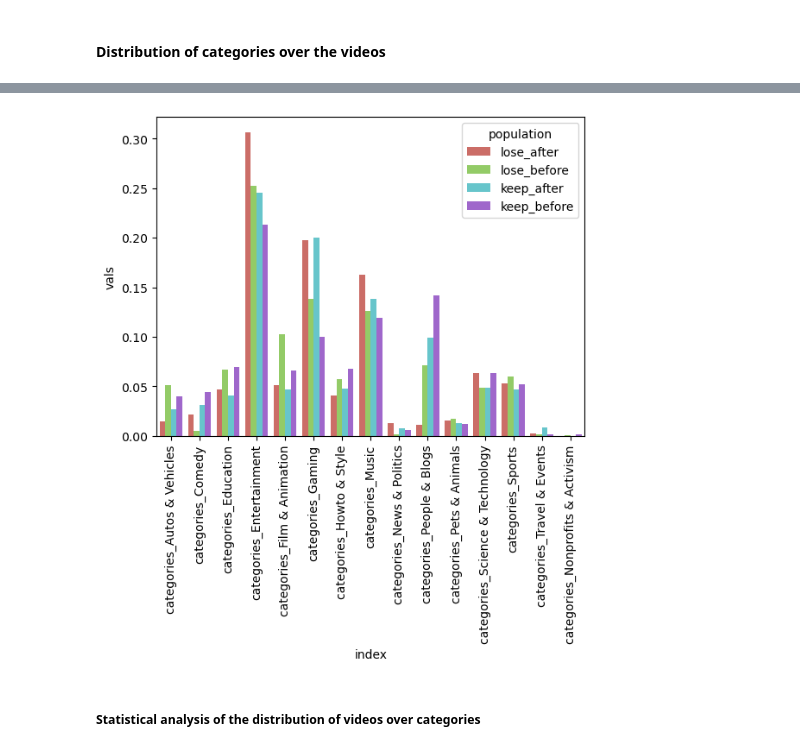
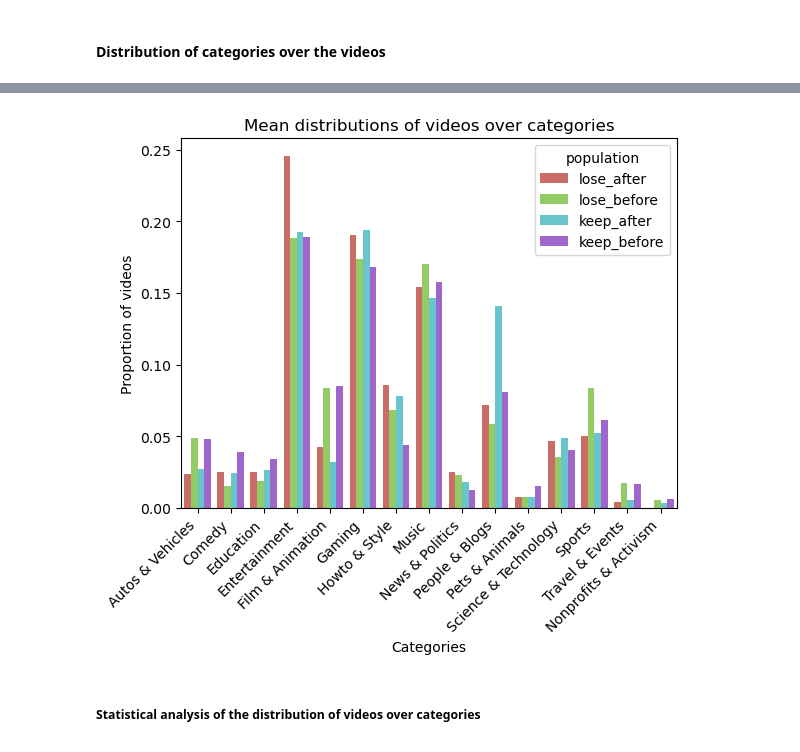
Before and after one commit to epfl-ada/ada-2022-project-adangerousteam, a Jupyter notebook: P3_analysis.ipynb, the cells around one changed output, grey strips where cells are left out. Cells and saved outputs as stored; diff of their text form; code cells hidden in the pictures.

```diff
--- a/P3_analysis.ipynb
+++ b/P3_analysis.ipynb
@@ -179,0 +225,5 @@ Ttest_relResult(statistic=-0.07999723879658009, pvalue=0.9364852436052005)
+# %%
+keep_metavideos_before_sudden_growth["like_views_ratio"] = keep_metavideos_before_sudden_growth["like_count"]/keep_metavideos_before_sudden_growth["view_count"]
+keep_metavideos_after_sudden_growth["like_views_ratio"] = keep_metavideos_after_sudden_growth["like_count"]/keep_metavideos_after_sudden_growth["view_count"]
+lose_metavideos_before_sudden_growth["like_views_ratio"] = lose_metavideos_before_sudden_growth["like_count"]/lose_metavideos_before_sudden_growth["view_count"]
+lose_metavideos_after_sudden_growth["like_views_ratio"] = lose_metavideos_after_sudden_growth["like_count"]/lose_metavideos_after_sudden_growth["view_count"]
@@ -180,8 +258,5 @@ Ttest_relResult(statistic=-0.07999723879658009, pvalue=0.9364852436052005)
 # %% [markdown]
 #### Distribution of categories over the videos
-# %%
-# checked that there is a video without category, so we remove it
-meta_video_filt_original.drop(meta_video_filt_original[meta_video_filt_original.categories.isna()].index, axis=0, inplace=True)
 # %%
 # save all categories to plot the distribution later
 categories = meta_video_filt_original.categories.unique()
@@ -297,0 +264,30 @@ Check the sum of proportions is equal to 1: min_sum_categories = 0.9999999999999
+# %%
+def get_distribution_of_videos_over_category(df, categories_list, name):
+    '''
+    This function computes the distribution of videos over categories for a given dataframe
+    '''
+    print(name)
+    # dummify categories in metavideos dataframes
+    df_dummified = pd.get_dummies(df[['channel_id', 'crawl_date','categories']], columns=['categories'], dtype=int)
+
+    # fill missing categories with 0
+    df_dummified = df_dummified.reindex(columns = df_dummified.columns.tolist() + \
+        [category for category in categories if category not in df_dummified.columns], \
+        fill_value=0)
+
+    # Distribution of videos over categories
+    df_dummified_grouped = df_dummified.groupby("channel_id")
+    num_videos_tot = df_dummified_grouped.count()["crawl_date"]
+    num_videos_per_category = df_dummified_grouped.sum()
+    prop_videos_per_category = num_videos_per_category.divide(num_videos_tot, axis=0)
+    display(prop_videos_per_category.head())
+    print(prop_videos_per_category.shape)
+    print(f"Check the sum of proportions is equal to 1: min_sum_categories = {round(prop_videos_per_category.sum(axis = 1).min(),3)}.")
+    assert np.isclose(prop_videos_per_category.sum(axis = 1).min(), 1)
+
+    return prop_videos_per_category
+# %%
+prop_videos_per_cat_k_a = get_distribution_of_videos_over_category(keep_metavideos_after_sudden_growth, categories, "Keep after sudden growth channels")
+prop_videos_per_cat_k_b = get_distribution_of_videos_over_category(keep_metavideos_before_sudden_growth, categories, "Keep before sudden growth channels")
+prop_videos_per_cat_l_a = get_distribution_of_videos_over_category(lose_metavideos_after_sudden_growth, categories, "Lose after sudden growth channels")
+prop_videos_per_cat_l_b = get_distribution_of_videos_over_category(lose_metavideos_before_sudden_growth, categories, "Lose before sudden growth channels")
@@ -298,16 +335,19 @@ Check the sum of proportions is equal to 1: min_sum_categories = 0.9999999999999
 # %%
 import seaborn as sns
 video_distr_for_plotting = pd.concat(\
     [prop_videos_per_cat_l_a.mean(), prop_videos_per_cat_k_a.mean(), prop_videos_per_cat_l_b.mean(), prop_videos_per_cat_k_b.mean()], axis=1)\
     .rename(columns={0:"lose_after", 1:"lose_before", 2:"keep_after", 3:"keep_before"})
 
 video_distr_for_plotting.reset_index(inplace=True)
 video_distr_for_plotting = video_distr_for_plotting.melt('index', var_name='population', value_name='vals')
 
 sns.barplot(data=video_distr_for_plotting, x="index", y="vals", hue="population", palette="hls")
-plt.xticks(rotation=90);
+plt.xticks(ticks = np.arange(0, len(categories)), labels = [cat.replace('categories_', '') for cat in video_distr_for_plotting["index"].unique()], rotation=45, ha="right");
+plt.title("Mean distributions of videos over categories")
+plt.ylabel("Proportion of videos")
+plt.xlabel("Categories");
 # %% [output]
-[figure, old version]
+[figure, new version]
 # %% [markdown]
 ##### Statistical analysis of the distribution of videos over categories
 # %%
```
Also changed, not shown: parts of 46 cells of this notebook.
